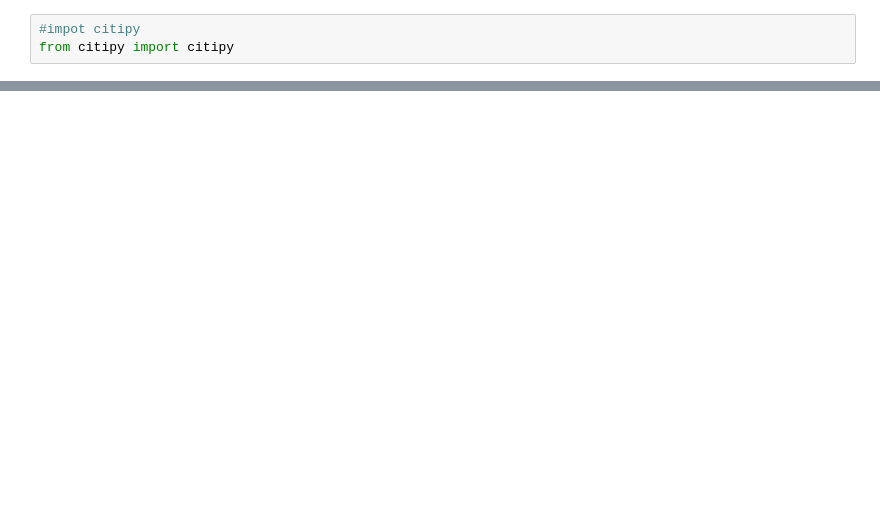
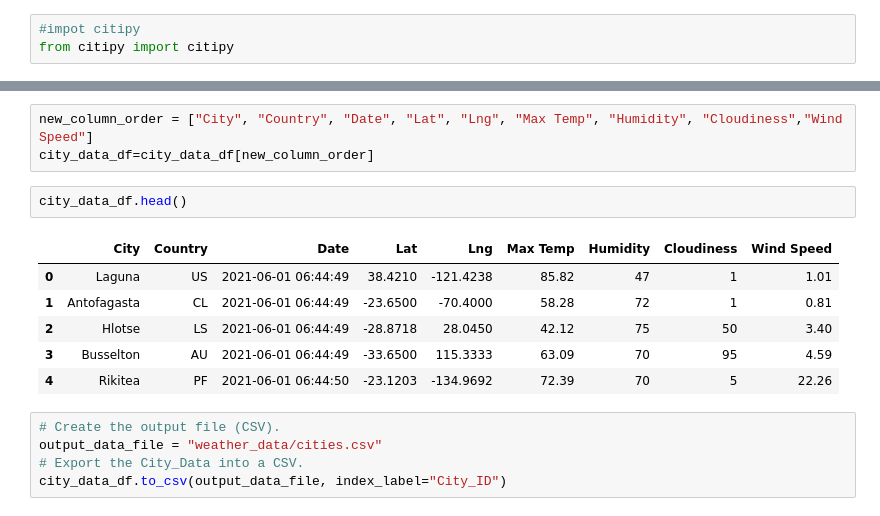
Before and after one commit to DiegoAlvaradoRocha/World_Weather_Analysis, a Jupyter notebook: WeatherPy.ipynb, the cells around one changed output, grey strips where cells are left out. Cells and saved outputs as stored; diff of their text form; blank space fills up the shorter version.

```diff
--- a/WeatherPy.ipynb
+++ b/WeatherPy.ipynb
@@ -35,0 +166,17 @@ len(cities)
+# %%
+new_column_order = ["City", "Country", "Date", "Lat", "Lng", "Max Temp", "Humidity", "Cloudiness","Wind Speed"]
+city_data_df=city_data_df[new_column_order]
+# %%
+city_data_df.head()
+# %% [output]
+|  | City | Country | Date | Lat | Lng | Max Temp | Humidity | Cloudiness | Wind Speed |
+| 0 | Laguna | US | 2021-06-01 06:44:49 | 38.4210 | -121.4238 | 85.82 | 47 | 1 | 1.01 |
+| 1 | Antofagasta | CL | 2021-06-01 06:44:49 | -23.6500 | -70.4000 | 58.28 | 72 | 1 | 0.81 |
+| 2 | Hlotse | LS | 2021-06-01 06:44:49 | -28.8718 | 28.0450 | 42.12 | 75 | 50 | 3.40 |
+| 3 | Busselton | AU | 2021-06-01 06:44:49 | -33.6500 | 115.3333 | 63.09 | 70 | 95 | 4.59 |
+| 4 | Rikitea | PF | 2021-06-01 06:44:50 | -23.1203 | -134.9692 | 72.39 | 70 | 5 | 22.26 |
+# %%
+# Create the output file (CSV).
+output_data_file = "weather_data/cities.csv"
+# Export the City_Data into a CSV.
+city_data_df.to_csv(output_data_file, index_label="City_ID")
```
Also changed, not shown: parts of 8 cells of this notebook, 4 other files.
